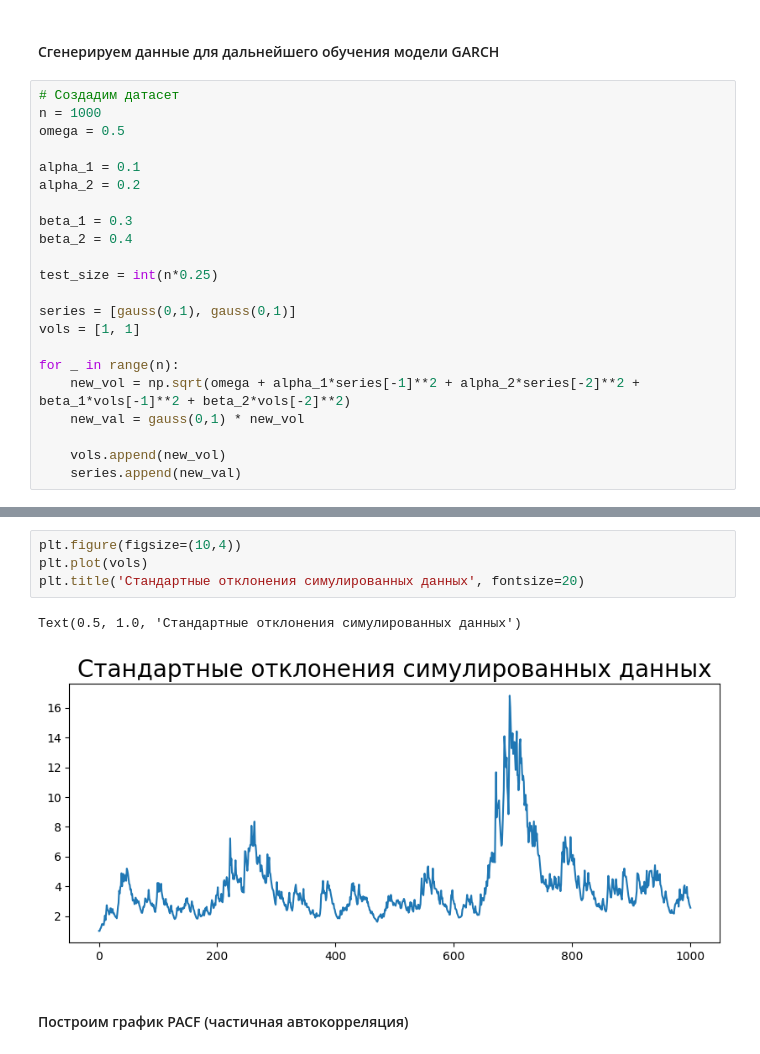
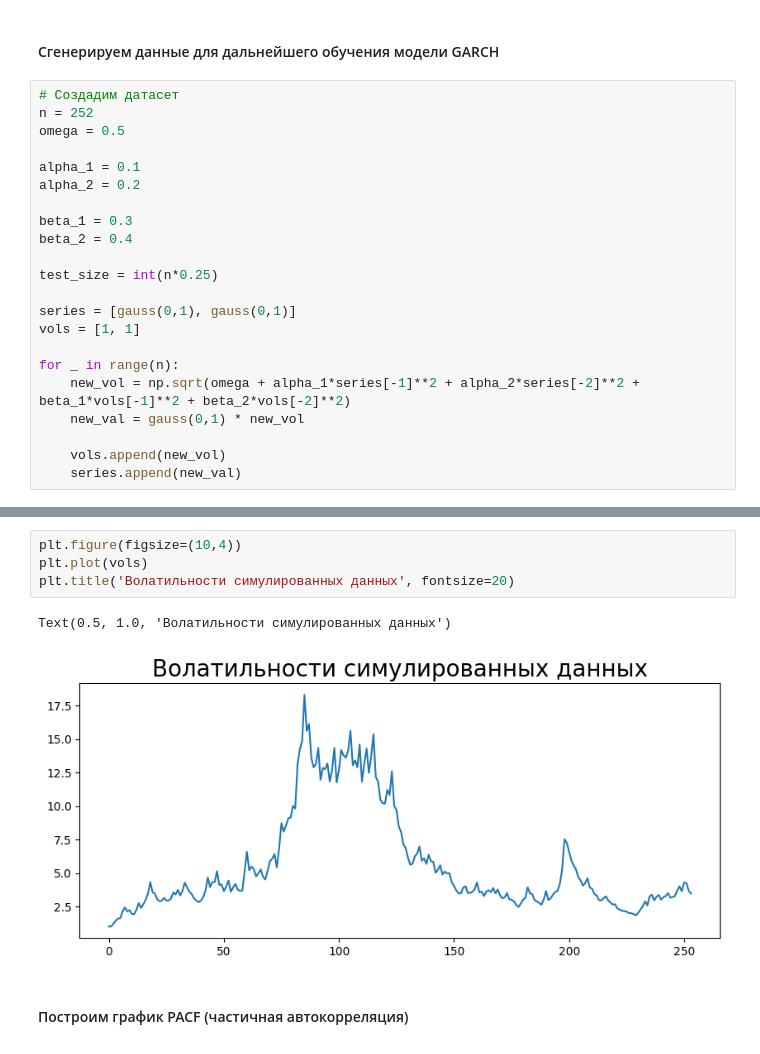
Before and after one commit to constsynth/university_study_projects, a Jupyter notebook: securities_2_term/course_project/course_project.ipynb, the cells around one changed output, grey strips where cells are left out. Cells and saved outputs as stored; diff of their text form.

```diff
--- a/securities_2_term/course_project/course_project.ipynb
+++ b/securities_2_term/course_project/course_project.ipynb
@@ -134,7 +149,7 @@ from statsmodels.graphics.tsaplots import plot_pacf
 #### Сгенерируем данные для дальнейшего обучения модели GARCH
 # %%
 # Создадим датасет
-n = 1000
+n = 252
 omega = 0.5
 
 alpha_1 = 0.1
@@ -164,10 +179,10 @@ Text(0.5, 1.0, 'Симулированные данные для модели GA
 # %%
 plt.figure(figsize=(10,4))
 plt.plot(vols)
-plt.title('Стандартные отклонения симулированных данных', fontsize=20)
+plt.title('Волатильности симулированных данных', fontsize=20)
 # %% [output]
-Text(0.5, 1.0, 'Стандартные отклонения симулированных данных')
+Text(0.5, 1.0, 'Волатильности симулированных данных')
-[figure, old version]
+[figure, new version]
 # %% [markdown]
 #### Построим график PACF (частичная автокорреляция)
 # %%
```
Also changed, not shown: parts of 19 cells of this notebook, 1 other file.
